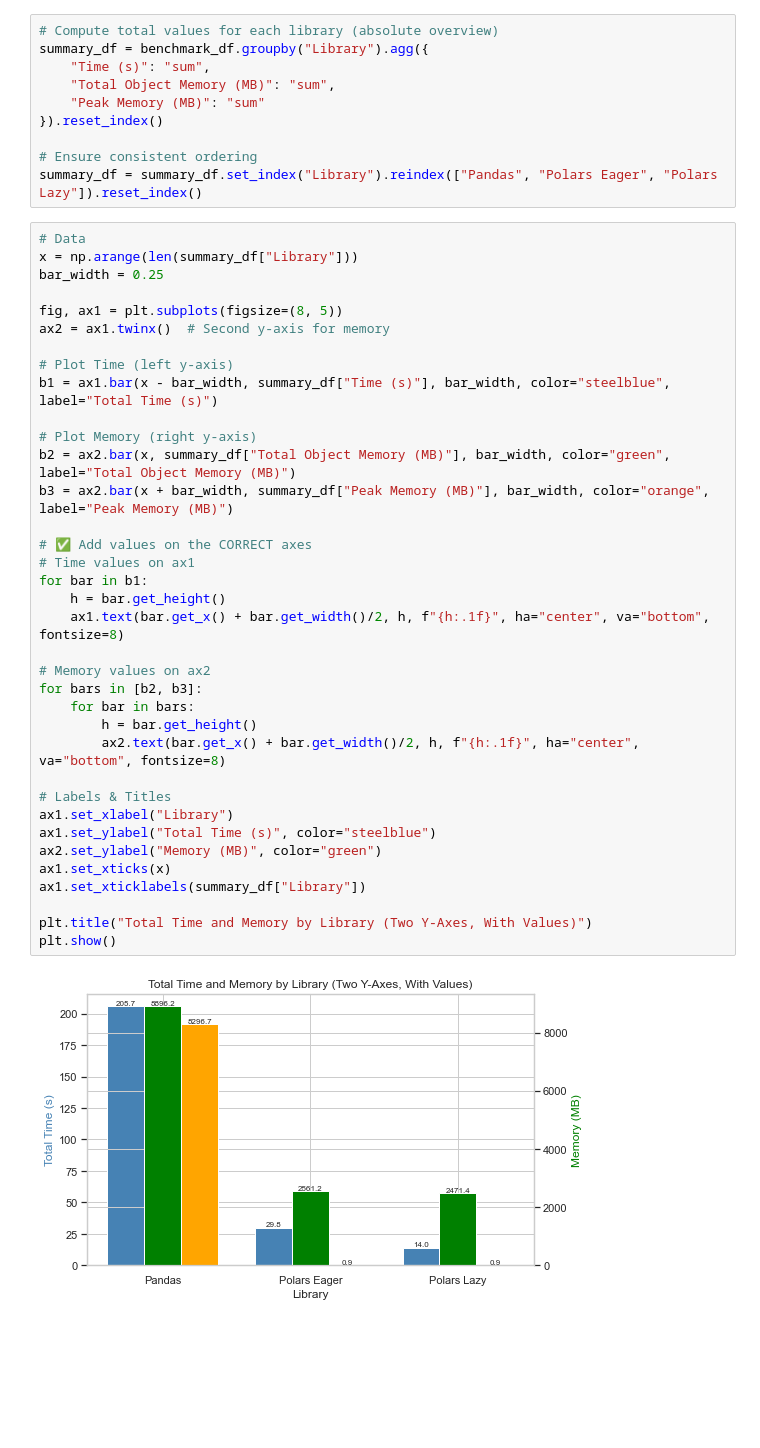
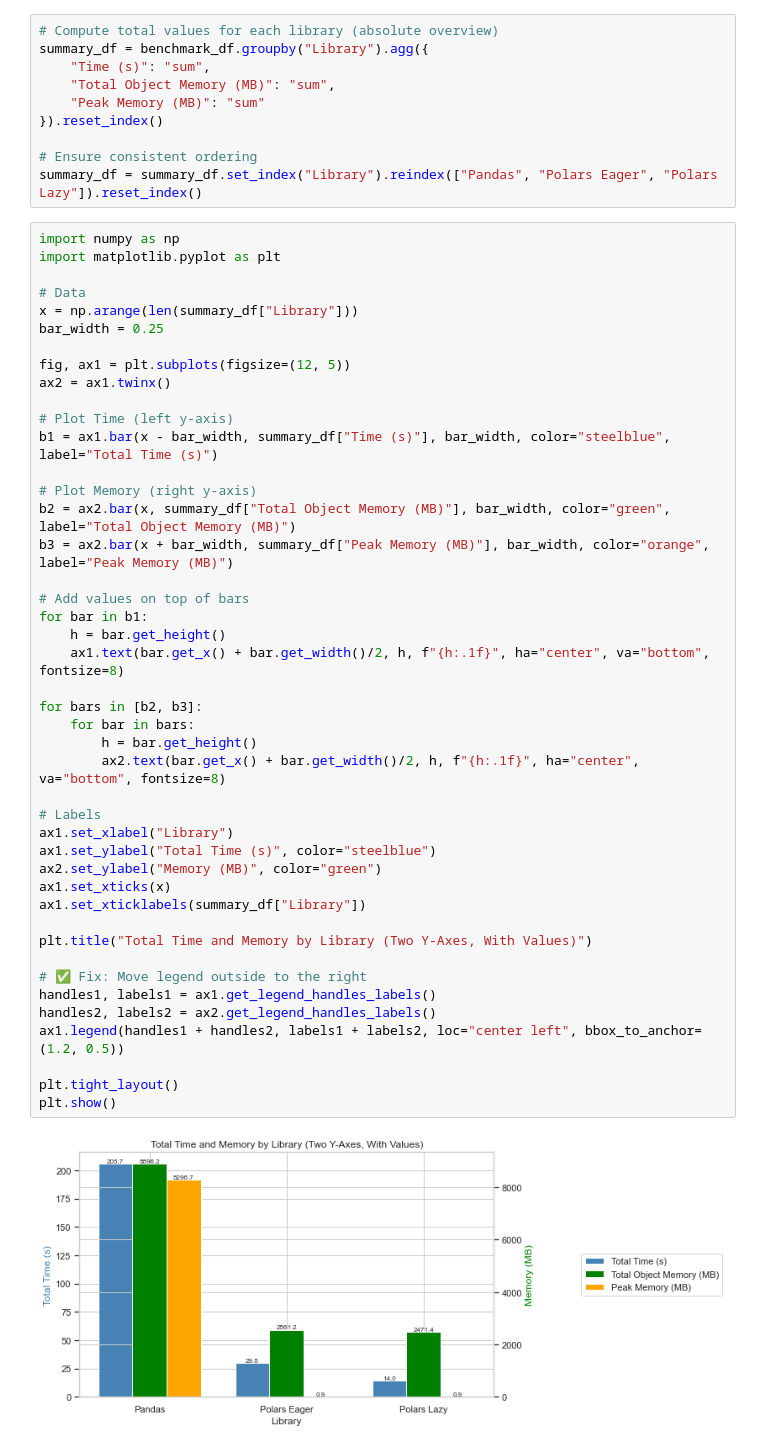
Before and after one commit to adolfomytr/polars_vs_pandas, a Jupyter notebook: libraries_comparison.ipynb, the cells around one changed output. Saved outputs shown, nothing was run; the diff lists cells and outputs as text; blank space fills up the shorter version.

Commit message:
add first chart that provides general picture

```diff
--- a/libraries_comparison.ipynb
+++ b/libraries_comparison.ipynb
@@ -103,40 +103,48 @@ summary_df = benchmark_df.groupby("Library").agg({
 # Ensure consistent ordering
 summary_df = summary_df.set_index("Library").reindex(["Pandas", "Polars Eager", "Polars Lazy"]).reset_index()
 # %%
+import numpy as np
+import matplotlib.pyplot as plt
+
 # Data
 x = np.arange(len(summary_df["Library"]))
 bar_width = 0.25
 
-fig, ax1 = plt.subplots(figsize=(8, 5))
-ax2 = ax1.twinx()  # Second y-axis for memory
+fig, ax1 = plt.subplots(figsize=(12, 5))
+ax2 = ax1.twinx()
 
 # Plot Time (left y-axis)
 b1 = ax1.bar(x - bar_width, summary_df["Time (s)"], bar_width, color="steelblue", label="Total Time (s)")
 
 # Plot Memory (right y-axis)
 b2 = ax2.bar(x, summary_df["Total Object Memory (MB)"], bar_width, color="green", label="Total Object Memory (MB)")
 b3 = ax2.bar(x + bar_width, summary_df["Peak Memory (MB)"], bar_width, color="orange", label="Peak Memory (MB)")
 
-# ✅ Add values on the CORRECT axes
-# Time values on ax1
+# Add values on top of bars
 for bar in b1:
     h = bar.get_height()
     ax1.text(bar.get_x() + bar.get_width()/2, h, f"{h:.1f}", ha="center", va="bottom", fontsize=8)
 
-# Memory values on ax2
 for bars in [b2, b3]:
     for bar in bars:
         h = bar.get_height()
         ax2.text(bar.get_x() + bar.get_width()/2, h, f"{h:.1f}", ha="center", va="bottom", fontsize=8)
 
-# Labels & Titles
+# Labels
 ax1.set_xlabel("Library")
 ax1.set_ylabel("Total Time (s)", color="steelblue")
 ax2.set_ylabel("Memory (MB)", color="green")
 ax1.set_xticks(x)
 ax1.set_xticklabels(summary_df["Library"])
 
 plt.title("Total Time and Memory by Library (Two Y-Axes, With Values)")
+
+# ✅ Fix: Move legend outside to the right
+handles1, labels1 = ax1.get_legend_handles_labels()
+handles2, labels2 = ax2.get_legend_handles_labels()
+ax1.legend(handles1 + handles2, labels1 + labels2, loc="center left", bbox_to_anchor=(1.2, 0.5))
+
+plt.tight_layout()
 plt.show()
 # %% [output]
-[figure, old version]
+[figure, new version]
```
